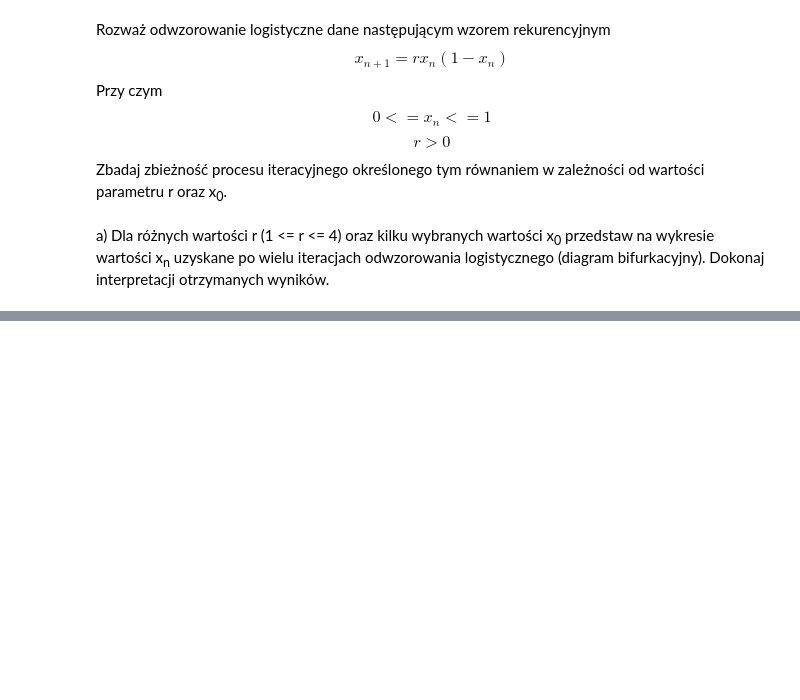
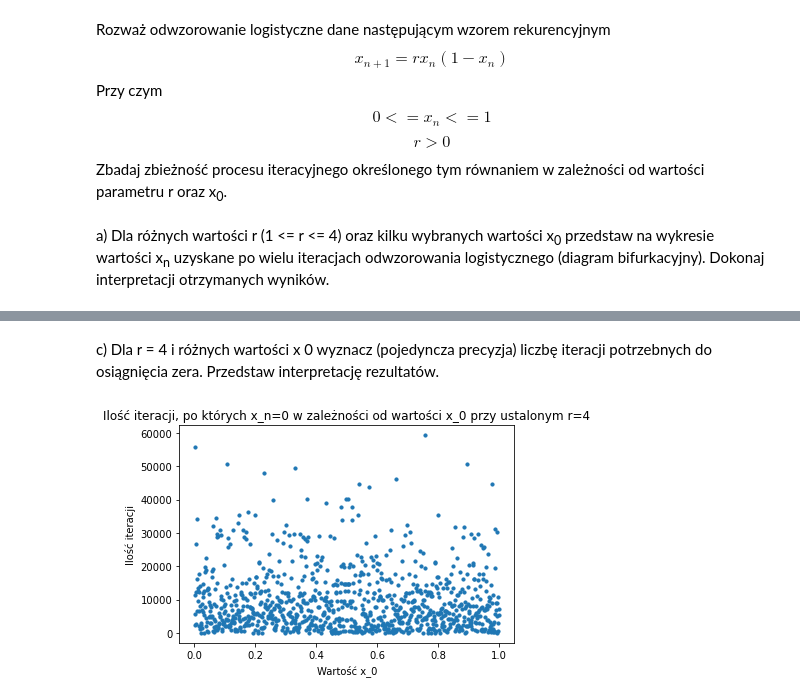
Before and after one commit to proman3419/AGH-WIET-INF-MOwNiT-2022, a Jupyter notebook: 1/1.ipynb, the cells around one changed output, grey strips where cells are left out. Drawn from its saved outputs; the diff is of its cells as text; code cells hidden in the pictures; blank space fills up the shorter version.

```diff
--- a/1/1.ipynb
+++ b/1/1.ipynb
@@ -295,0 +365,25 @@ Przebiegi odwzorowań logistycznych o różnych parametrach początkowych.
+# %% [markdown]
+c) Dla r = 4 i różnych wartości x 0 wyznacz (pojedyncza precyzja) liczbę iteracji
+potrzebnych do osiągnięcia zera. Przedstaw interpretację rezultatów.
+# %%
+def find_iterations_to_zero(r, x_0, stop_after_cnt):
+    x = x_0
+    i = 0
+
+    while x >= np.finfo(np.float32).eps or i >= stop_after_cnt:
+        x = logistic_map(r, x)
+        i += 1
+
+    return i
+
+r = 4
+x_0s = np.linspace(0, 1, 10**3, dtype=np.float32)[1:-1] # [1:-1] ponieważ x_0 ∈ (0, 1), odrzucamy oba końce
+results = [find_iterations_to_zero(r, x_0, 10**6) for x_0 in x_0s]
+
+plt.scatter(x_0s, results, s=10)
+plt.xlabel('Wartość x_0')
+plt.ylabel('Ilość iteracji')
+plt.title(f'Ilość iteracji, po których x_n=0 w zależności od wartości x_0 przy ustalonym r={r}')
+plt.show()
+# %% [output]
+[figure, added]
```
Also changed, not shown: parts of 16 cells of this notebook.
